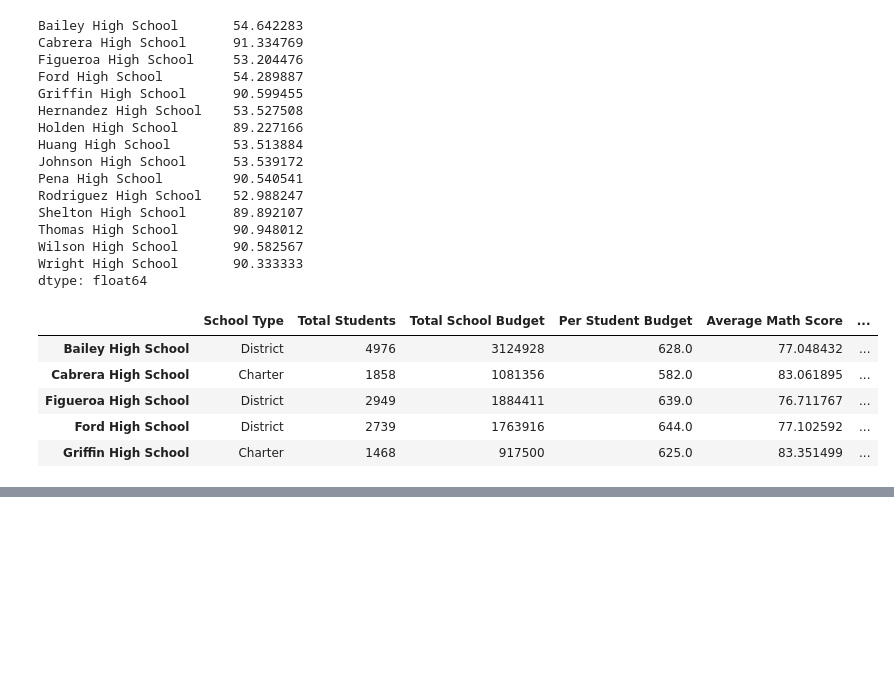
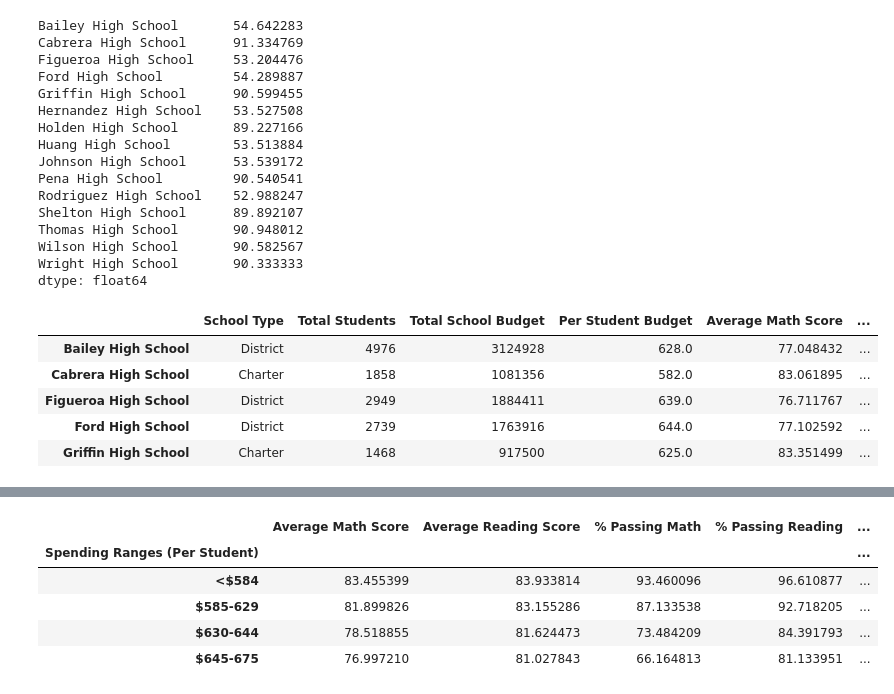
Before and after one commit to chefcramer/School_District_Analysis, a Jupyter notebook: PyCitySchools.ipynb, the cells around one changed output, grey strips where cells are left out. Saved outputs shown, nothing was run; the diff lists cells and outputs as text; code cells hidden in the pictures; blank space fills up the shorter version.

```diff
--- a/PyCitySchools.ipynb
+++ b/PyCitySchools.ipynb
@@ -1047,0 +1168,16 @@ reading_scores_by_grade.head()
+# %%
+# Calculate averages for the desired columns.
+# 4.11.3
+#something is screwy here... the code provided for overall passing spending says one thing but the instructions say another thing
+# from the instructions: For the average "% Overall Passing," we'll add the "% Passing Math" and "% Passing Reading" columns and then divide by 2.
+#then the question says 78.93 is the correct percentage but the data shows 62.85... what gives????
+# in 4.11.4, it shows that the code is correct! i think the instructions and the question are wrong??
+spending_math_scores = per_school_summary_df.groupby(["Spending Ranges (Per Student)"]).mean()["Average Math Score"]
+
+spending_reading_scores = per_school_summary_df.groupby(["Spending Ranges (Per Student)"]).mean()["Average Reading Score"]
+
+spending_passing_math = per_school_summary_df.groupby(["Spending Ranges (Per Student)"]).mean()["% Passing Math"]
+
+spending_passing_reading = per_school_summary_df.groupby(["Spending Ranges (Per Student)"]).mean()["% Passing Reading"]
+
+overall_passing_spending = per_school_summary_df.groupby(["Spending Ranges (Per Student)"]).mean()["% Overall Passing"]
@@ -1047,0 +1193,18 @@ reading_scores_by_grade.head()
+# %%
+# Assemble into DataFrame.
+#4.11.4
+spending_summary_df = pd.DataFrame({
+          "Average Math Score" : spending_math_scores,
+          "Average Reading Score": spending_reading_scores,
+          "% Passing Math": spending_passing_math,
+          "% Passing Reading": spending_passing_reading,
+          "% Overall Passing": overall_passing_spending})
+
+spending_summary_df
+# %% [output]
+|  | Average Math Score | Average Reading Score | % Passing Math | % Passing Reading | ... |
+| Spending Ranges (Per Student) |  |  |  |  | ... |
+| <$584 | 83.455399 | 83.933814 | 93.460096 | 96.610877 | ... |
+| $585-629 | 81.899826 | 83.155286 | 87.133538 | 92.718205 | ... |
+| $630-644 | 78.518855 | 81.624473 | 73.484209 | 84.391793 | ... |
+| $645-675 | 76.997210 | 81.027843 | 66.164813 | 81.133951 | ... |
```
Also changed, not shown: parts of 29 cells of this notebook.
